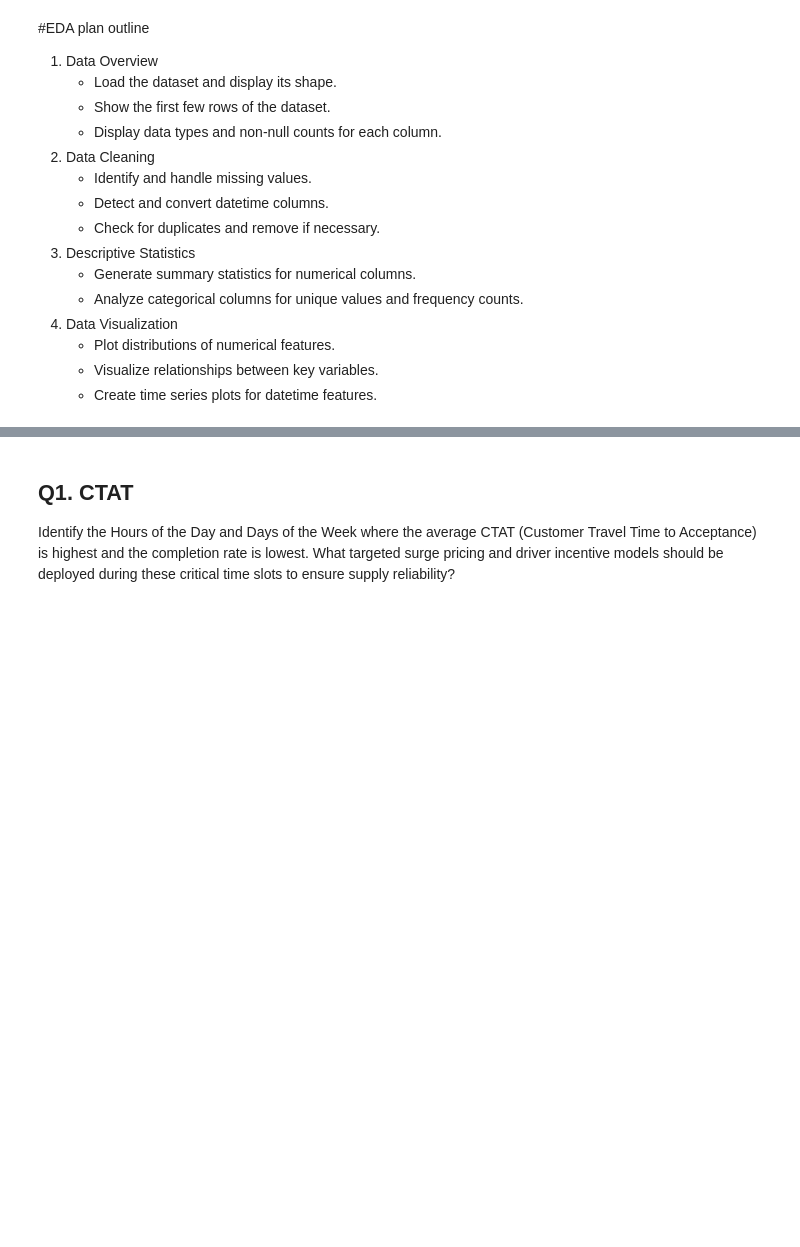
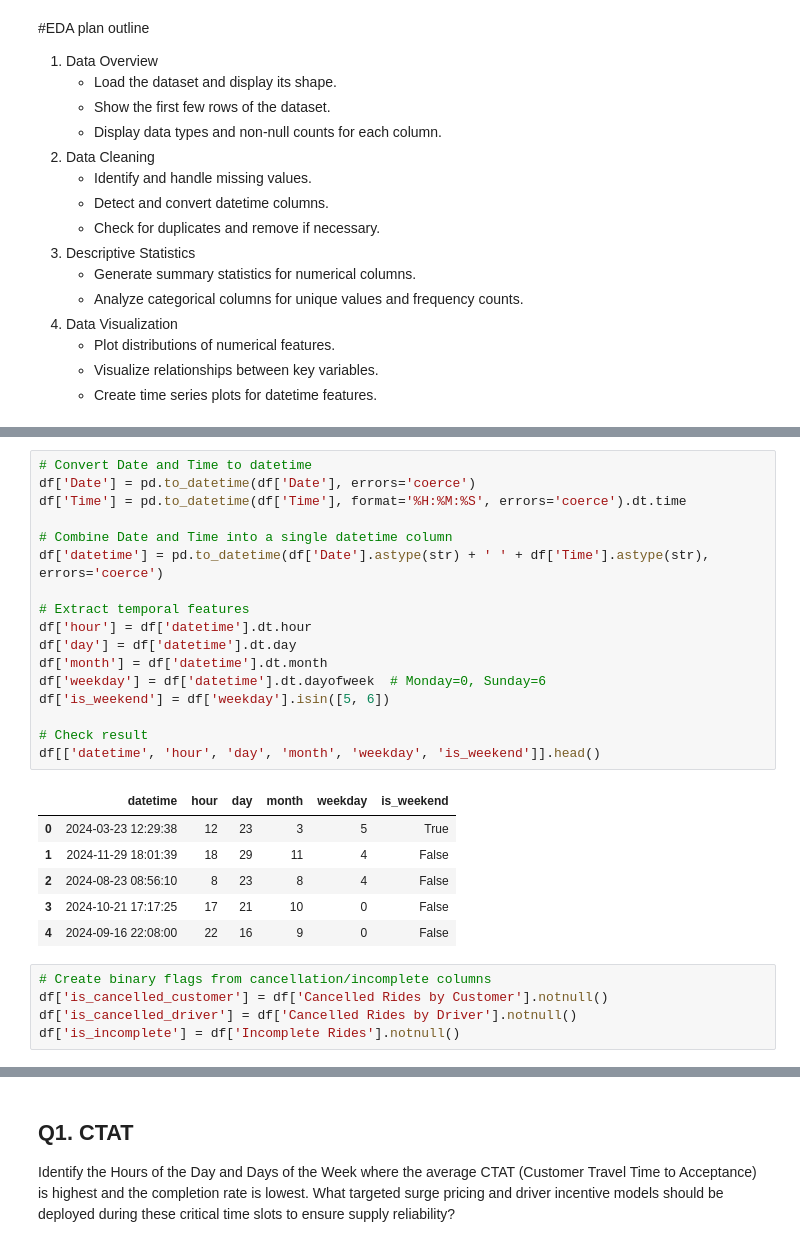
Before and after one commit to nikk-vsr/Scaler-Business-casestudy, a Jupyter notebook: uber_ride_prediction.ipynb, the cells around one changed output, grey strips where cells are left out. Cells and saved outputs as stored; diff of their text form; blank space fills up the shorter version.

```diff
--- a/uber_ride_prediction.ipynb
+++ b/uber_ride_prediction.ipynb
@@ -145,0 +179,29 @@ detect_datetime_object_columns(df)
+# %%
+# Convert Date and Time to datetime
+df['Date'] = pd.to_datetime(df['Date'], errors='coerce')
+df['Time'] = pd.to_datetime(df['Time'], format='%H:%M:%S', errors='coerce').dt.time
+
+# Combine Date and Time into a single datetime column
+df['datetime'] = pd.to_datetime(df['Date'].astype(str) + ' ' + df['Time'].astype(str), errors='coerce')
+
+# Extract temporal features
+df['hour'] = df['datetime'].dt.hour
+df['day'] = df['datetime'].dt.day
+df['month'] = df['datetime'].dt.month
+df['weekday'] = df['datetime'].dt.dayofweek  # Monday=0, Sunday=6
+df['is_weekend'] = df['weekday'].isin([5, 6])
+
+# Check result
+df[['datetime', 'hour', 'day', 'month', 'weekday', 'is_weekend']].head()
+# %% [output]
+|  | datetime | hour | day | month | weekday | is_weekend |
+| 0 | 2024-03-23 12:29:38 | 12 | 23 | 3 | 5 | True |
+| 1 | 2024-11-29 18:01:39 | 18 | 29 | 11 | 4 | False |
+| 2 | 2024-08-23 08:56:10 | 8 | 23 | 8 | 4 | False |
+| 3 | 2024-10-21 17:17:25 | 17 | 21 | 10 | 0 | False |
+| 4 | 2024-09-16 22:08:00 | 22 | 16 | 9 | 0 | False |
+# %%
+# Create binary flags from cancellation/incomplete columns
+df['is_cancelled_customer'] = df['Cancelled Rides by Customer'].notnull()
+df['is_cancelled_driver'] = df['Cancelled Rides by Driver'].notnull()
+df['is_incomplete'] = df['Incomplete Rides'].notnull()
```
Also changed, not shown: parts of 8 cells of this notebook.
